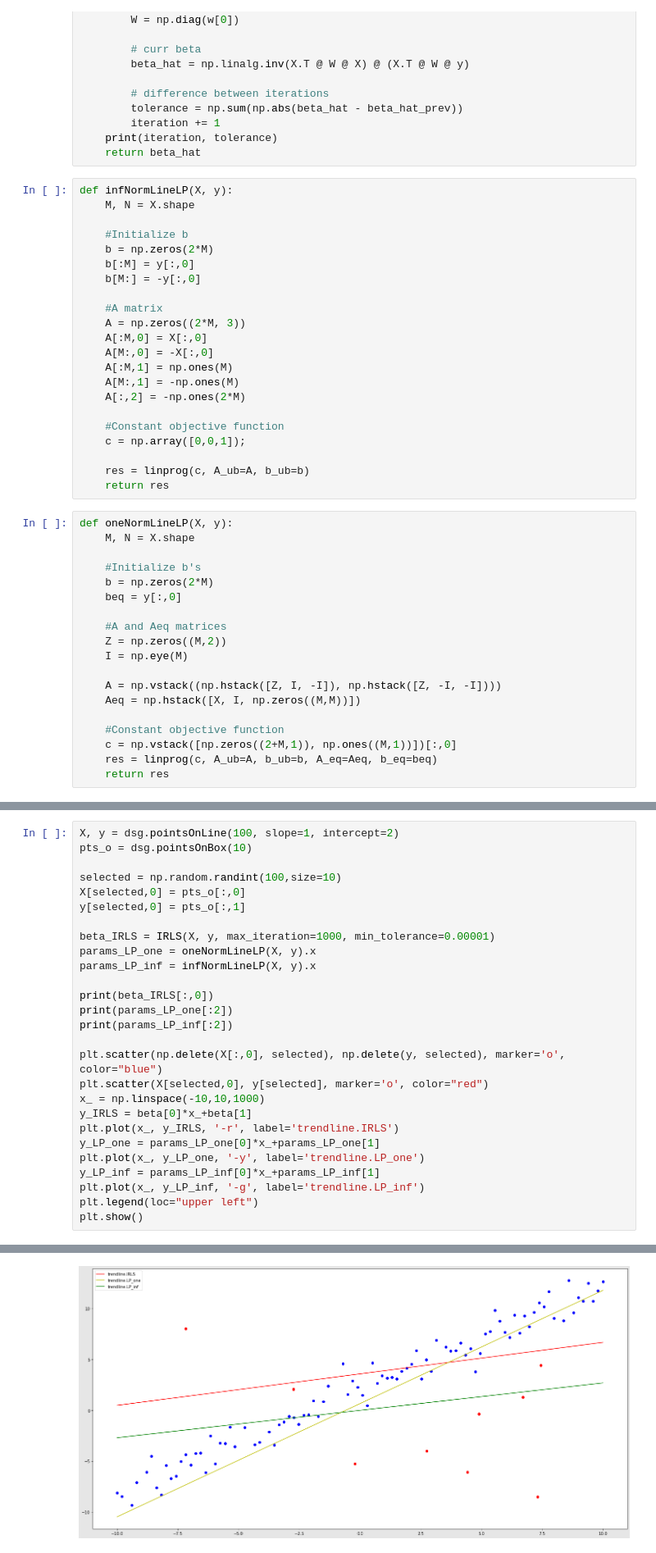
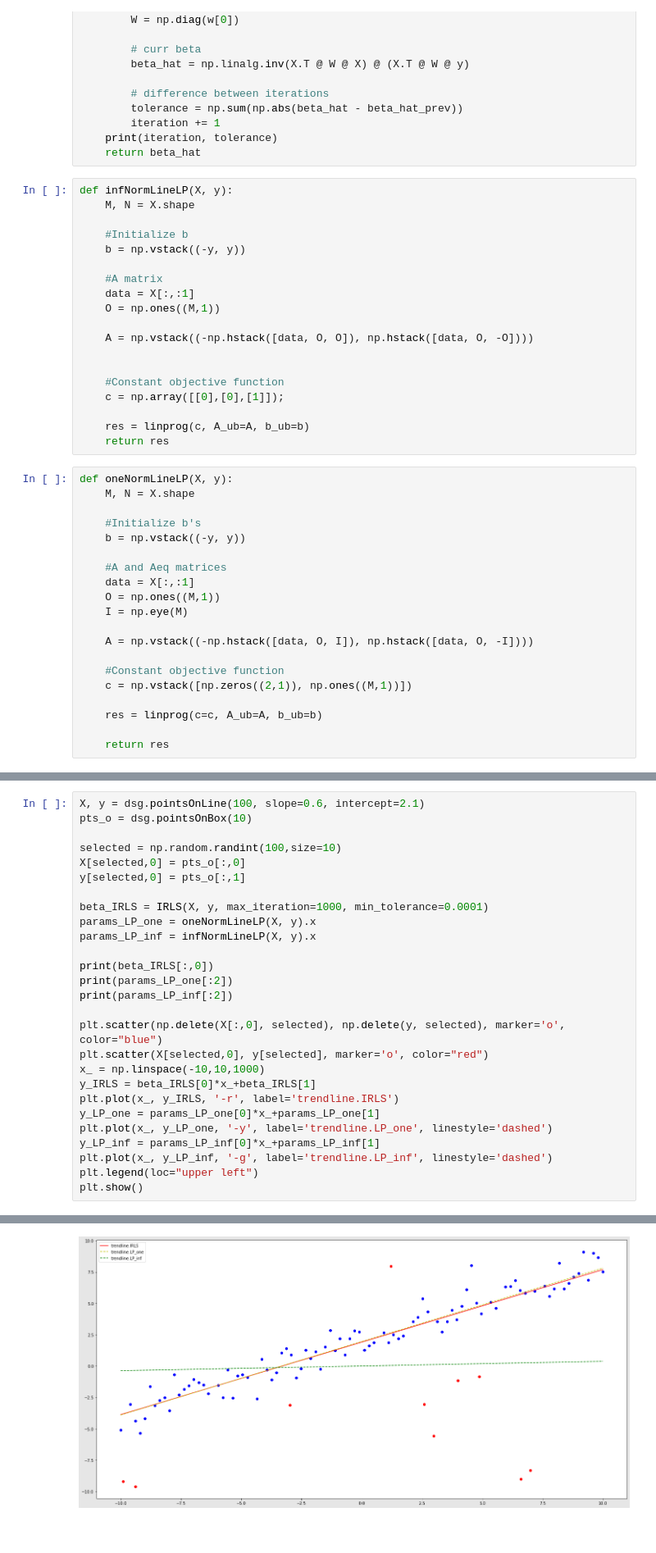
Before and after one commit to zhorkay/MFFCGCV, a Jupyter notebook: MATHFOUND21-1-Zoltan-Horkay.ipynb, the cells around one changed output, grey strips where cells are left out. Shown: that part at 82% size. Saved outputs shown, nothing was run; the diff lists cells and outputs as text; blank space fills up the shorter version.

```diff
--- a/MATHFOUND21-1-Zoltan-Horkay.ipynb
+++ b/MATHFOUND21-1-Zoltan-Horkay.ipynb
@@ -203,20 +203,17 @@ def infNormLineLP(X, y):
     M, N = X.shape
 
     #Initialize b
-    b = np.zeros(2*M)
-    b[:M] = y[:,0]
-    b[M:] = -y[:,0]
+    b = np.vstack((-y, y))
 
     #A matrix
-    A = np.zeros((2*M, 3))
-    A[:M,0] = X[:,0]
-    A[M:,0] = -X[:,0]
-    A[:M,1] = np.ones(M)
-    A[M:,1] = -np.ones(M)
-    A[:,2] = -np.ones(2*M)
+    data = X[:,:1]
+    O = np.ones((M,1))
+
+    A = np.vstack((-np.hstack([data, O, O]), np.hstack([data, O, -O])))
+
 
     #Constant objective function
-    c = np.array([0,0,1]);
+    c = np.array([[0],[0],[1]]);
 
     res = linprog(c, A_ub=A, b_ub=b)
     return res
@@ -225,17 +222,18 @@ def oneNormLineLP(X, y):
     M, N = X.shape
 
     #Initialize b's
-    b = np.zeros(2*M)
-    beq = y[:,0]
+    b = np.vstack((-y, y))
 
     #A and Aeq matrices
-    Z = np.zeros((M,2))
+    data = X[:,:1]
+    O = np.ones((M,1))
     I = np.eye(M)
 
-    A = np.vstack((np.hstack([Z, I, -I]), np.hstack([Z, -I, -I])))
-    Aeq = np.hstack([X, I, np.zeros((M,M))])
+    A = np.vstack((-np.hstack([data, O, I]), np.hstack([data, O, -I])))
 
     #Constant objective function
-    c = np.vstack([np.zeros((2+M,1)), np.ones((M,1))])[:,0]
-    res = linprog(c, A_ub=A, b_ub=b, A_eq=Aeq, b_eq=beq)
+    c = np.vstack([np.zeros((2,1)), np.ones((M,1))])
+
+    res = linprog(c=c, A_ub=A, b_ub=b)
+
     return res
@@ -250,12 +240,12 @@ print(res.x[:2])
 # %%
-X, y = dsg.pointsOnLine(100, slope=1, intercept=2)
+X, y = dsg.pointsOnLine(100, slope=0.6, intercept=2.1)
 pts_o = dsg.pointsOnBox(10)
 
 selected = np.random.randint(100,size=10)
 X[selected,0] = pts_o[:,0]
 y[selected,0] = pts_o[:,1]
 
-beta_IRLS = IRLS(X, y, max_iteration=1000, min_tolerance=0.00001)
+beta_IRLS = IRLS(X, y, max_iteration=1000, min_tolerance=0.0001)
 params_LP_one = oneNormLineLP(X, y).x
 params_LP_inf = infNormLineLP(X, y).x
 
@@ -266,12 +256,12 @@ print(params_LP_inf[:2])
 plt.scatter(np.delete(X[:,0], selected), np.delete(y, selected), marker='o', color="blue")
 plt.scatter(X[selected,0], y[selected], marker='o', color="red")
 x_ = np.linspace(-10,10,1000)
-y_IRLS = beta[0]*x_+beta[1]
+y_IRLS = beta_IRLS[0]*x_+beta_IRLS[1]
 plt.plot(x_, y_IRLS, '-r', label='trendline.IRLS')
 y_LP_one = params_LP_one[0]*x_+params_LP_one[1]
-plt.plot(x_, y_LP_one, '-y', label='trendline.LP_one')
+plt.plot(x_, y_LP_one, '-y', label='trendline.LP_one', linestyle='dashed')
 y_LP_inf = params_LP_inf[0]*x_+params_LP_inf[1]
-plt.plot(x_, y_LP_inf, '-g', label='trendline.LP_inf')
+plt.plot(x_, y_LP_inf, '-g', label='trendline.LP_inf', linestyle='dashed')
 plt.legend(loc="upper left")
 plt.show()
 # %% [output]
@@ -282 +272 @@ plt.show()
-[figure, old version]
+[figure, new version]
```
Also changed, not shown: parts of 4 cells of this notebook.
